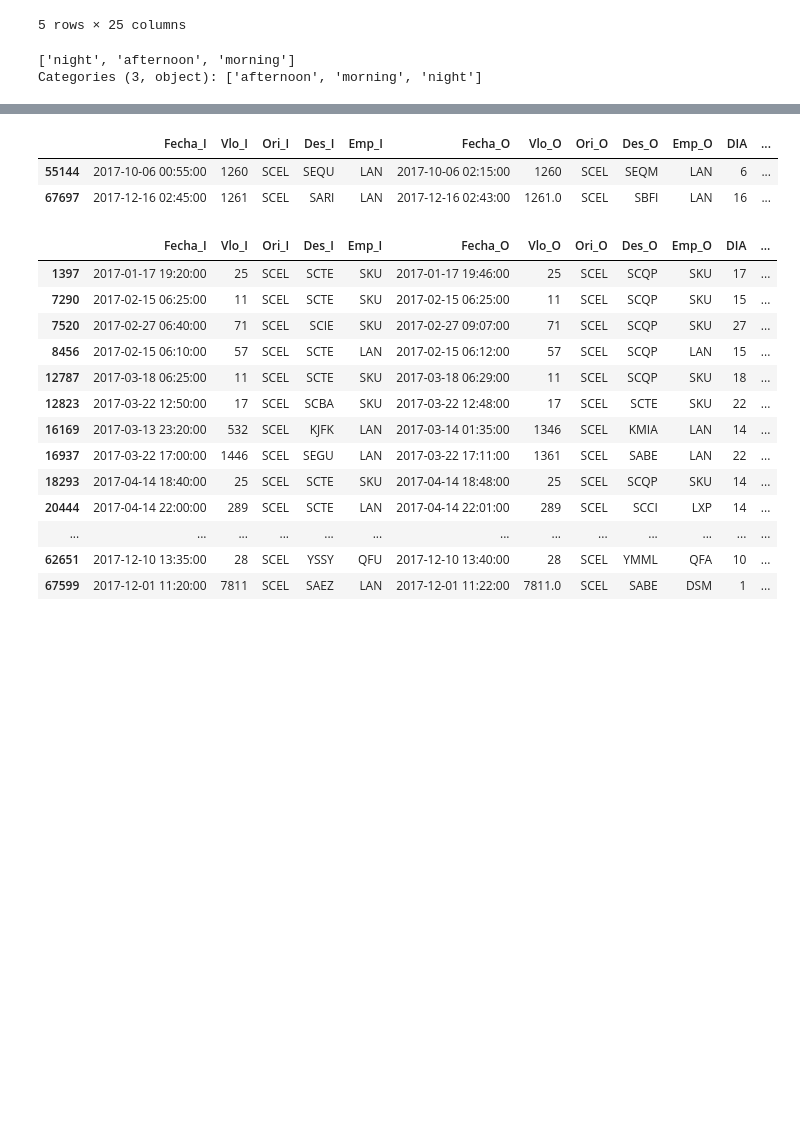
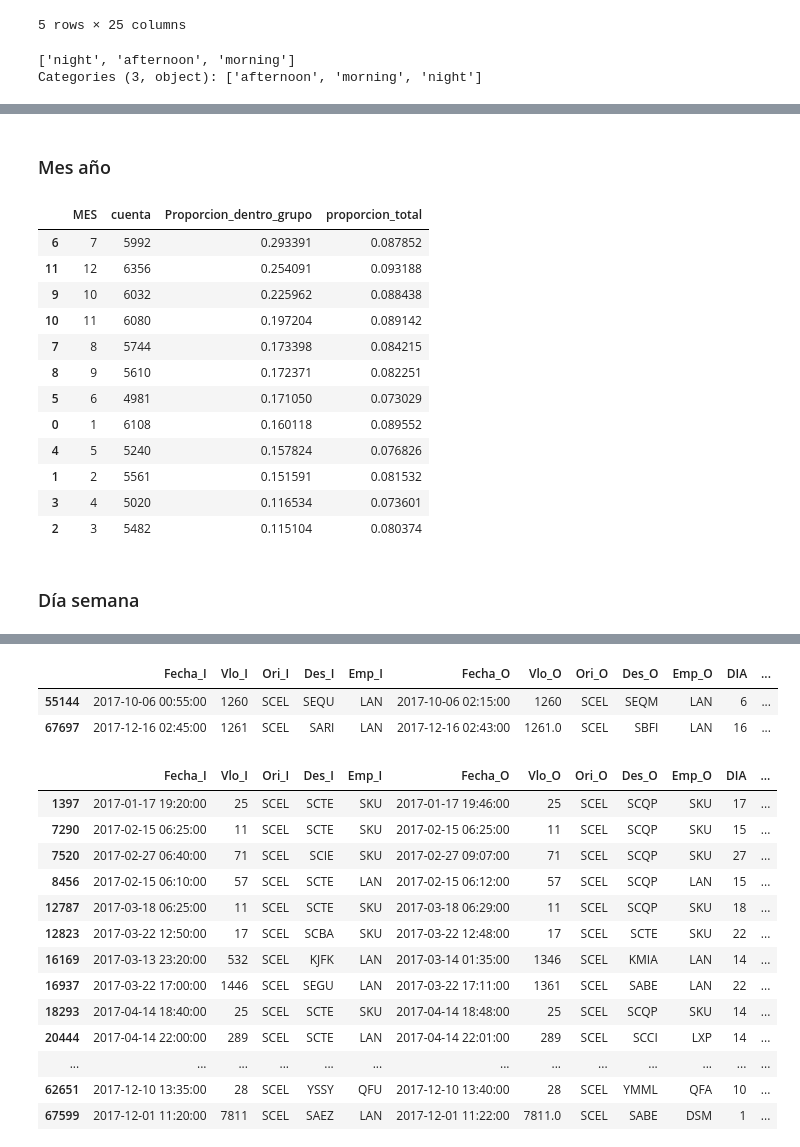
Before and after one commit to Lopport/Challenge-Data-Scientist-Matias-Lopez, a Jupyter notebook: solution.ipynb, the cells around one changed output, grey strips where cells are left out. Saved outputs shown, nothing was run; the diff lists cells and outputs as text; code cells hidden in the pictures; blank space fills up the shorter version.

```diff
--- a/solution.ipynb
+++ b/solution.ipynb
@@ -288,0 +351,24 @@ Categories (3, object): ['afternoon', 'morning', 'night']
+# %% [markdown]
+### Mes año
+# %%
+df_a = df.groupby('MES').apply(lambda x: x['delay_15'].sum()/x['delay_15'].count()).reset_index().rename(columns={0:'Proporcion_dentro_grupo'})
+df_b = df.groupby('MES')['delay_15'].count().reset_index().rename(columns={'delay_15':'cuenta'})
+df_b = df_b.merge(df_a,on='MES').sort_values(['Proporcion_dentro_grupo'], ascending=[0])
+df_b['proporcion_total'] = [i/sum(df_b.cuenta) for i in df_b.cuenta]
+df_b.head(12)
+# %% [output]
+|  | MES | cuenta | Proporcion_dentro_grupo | proporcion_total |
+| 6 | 7 | 5992 | 0.293391 | 0.087852 |
+| 11 | 12 | 6356 | 0.254091 | 0.093188 |
+| 9 | 10 | 6032 | 0.225962 | 0.088438 |
+| 10 | 11 | 6080 | 0.197204 | 0.089142 |
+| 7 | 8 | 5744 | 0.173398 | 0.084215 |
+| 8 | 9 | 5610 | 0.172371 | 0.082251 |
+| 5 | 6 | 4981 | 0.171050 | 0.073029 |
+| 0 | 1 | 6108 | 0.160118 | 0.089552 |
+| 4 | 5 | 5240 | 0.157824 | 0.076826 |
+| 1 | 2 | 5561 | 0.151591 | 0.081532 |
+| 3 | 4 | 5020 | 0.116534 | 0.073601 |
+| 2 | 3 | 5482 | 0.115104 | 0.080374 |
+# %% [markdown]
+### Día semana
```
Also changed, not shown: parts of 17 cells of this notebook.
